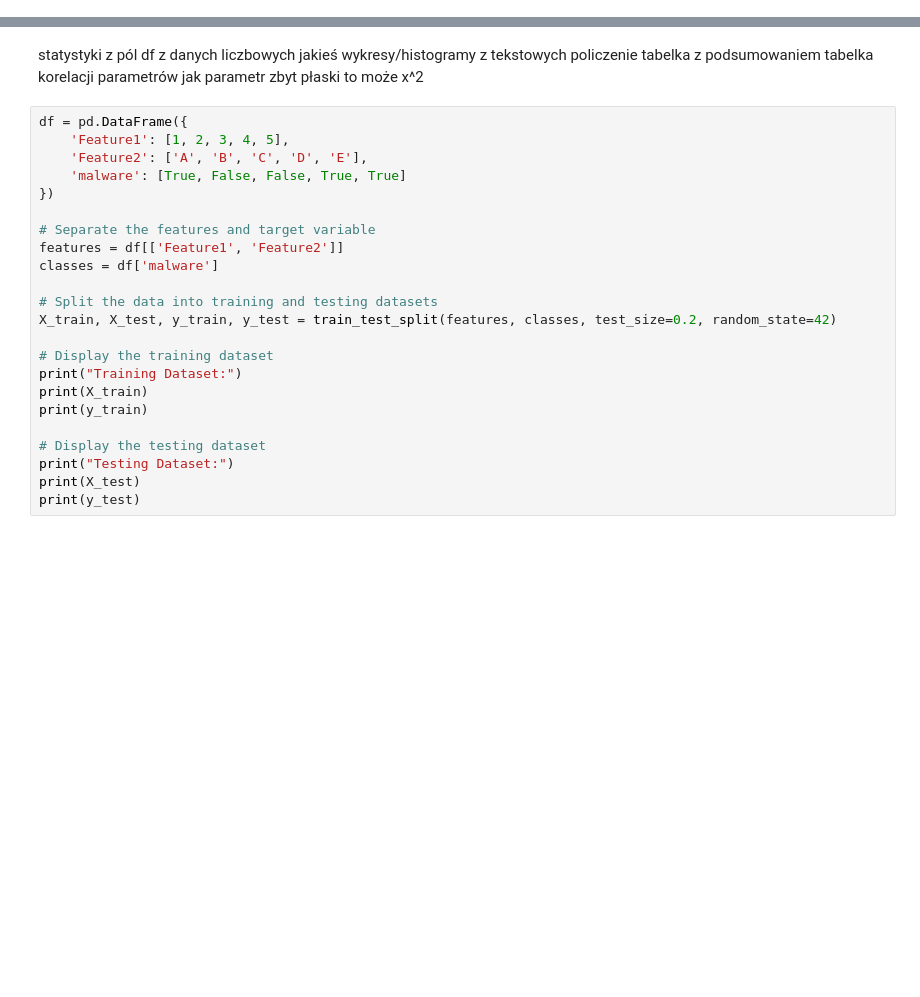
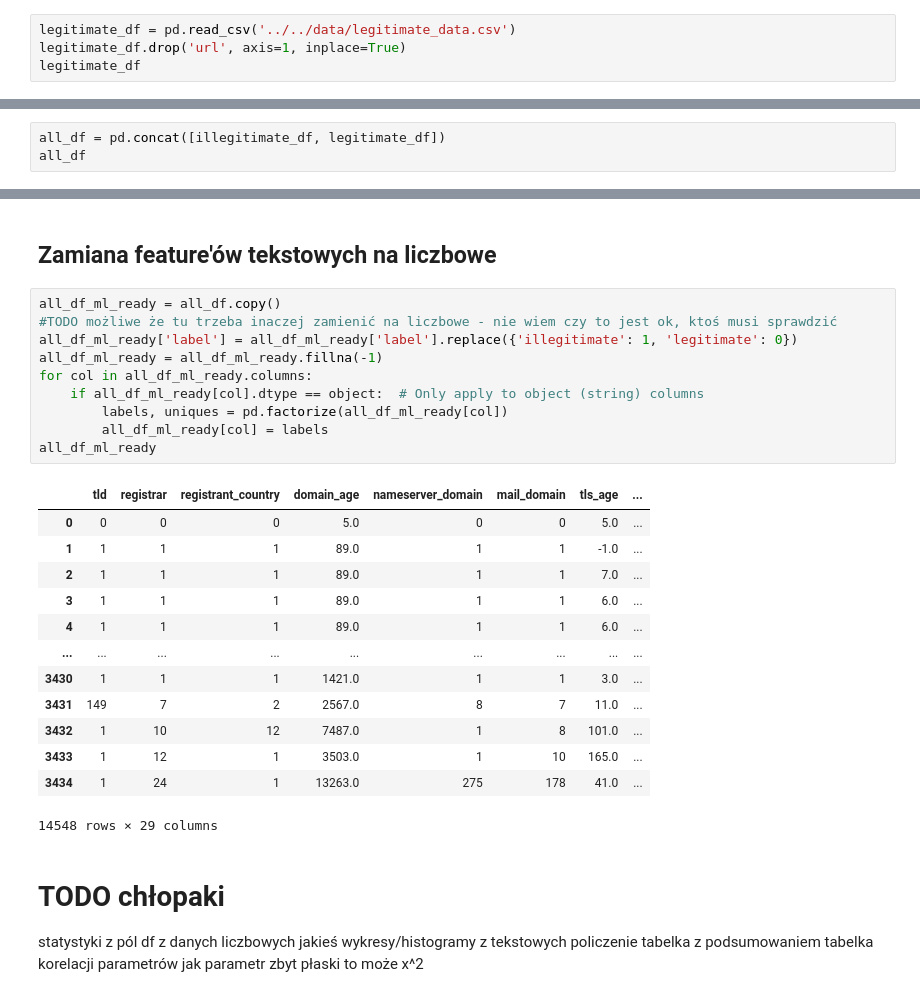
Before and after one commit to mksochota16/antiGrandmaScammer, a Jupyter notebook: grandma_analyzer/notebooks/notebook.ipynb, the cells around one changed output, grey strips where cells are left out. Cells and saved outputs as stored; diff of their text form; blank space fills up the shorter version.

```diff
--- a/grandma_analyzer/notebooks/notebook.ipynb
+++ b/grandma_analyzer/notebooks/notebook.ipynb
@@ -64,0 +58,4 @@ fake_df
+# %%
+legitimate_df = pd.read_csv('../../data/legitimate_data.csv')
+legitimate_df.drop('url', axis=1, inplace=True)
+legitimate_df
@@ -64,0 +76,3 @@ fake_df
+# %%
+all_df = pd.concat([illegitimate_df, legitimate_df])
+all_df
@@ -65,30 +93,34 @@ fake_df
+# %% [markdown]
+## Zamiana feature'ów tekstowych na liczbowe
+# %%
+all_df_ml_ready = all_df.copy()
+#TODO możliwe że tu trzeba inaczej zamienić na liczbowe - nie wiem czy to jest ok, ktoś musi sprawdzić
+all_df_ml_ready['label'] = all_df_ml_ready['label'].replace({'illegitimate': 1, 'legitimate': 0})
+all_df_ml_ready = all_df_ml_ready.fillna(-1)
+for col in all_df_ml_ready.columns:
+    if all_df_ml_ready[col].dtype == object:  # Only apply to object (string) columns
+        labels, uniques = pd.factorize(all_df_ml_ready[col])
+        all_df_ml_ready[col] = labels
+all_df_ml_ready
+# %% [output]
+|  | tld | registrar | registrant_country | domain_age | nameserver_domain | mail_domain | tls_age | ... |
+| 0 | 0 | 0 | 0 | 5.0 | 0 | 0 | 5.0 | ... |
+| 1 | 1 | 1 | 1 | 89.0 | 1 | 1 | -1.0 | ... |
+| 2 | 1 | 1 | 1 | 89.0 | 1 | 1 | 7.0 | ... |
+| 3 | 1 | 1 | 1 | 89.0 | 1 | 1 | 6.0 | ... |
+| 4 | 1 | 1 | 1 | 89.0 | 1 | 1 | 6.0 | ... |
+| ... | ... | ... | ... | ... | ... | ... | ... | ... |
+| 3430 | 1 | 1 | 1 | 1421.0 | 1 | 1 | 3.0 | ... |
+| 3431 | 149 | 7 | 2 | 2567.0 | 8 | 7 | 11.0 | ... |
+| 3432 | 1 | 10 | 12 | 7487.0 | 1 | 8 | 101.0 | ... |
+| 3433 | 1 | 12 | 1 | 3503.0 | 1 | 10 | 165.0 | ... |
+| 3434 | 1 | 24 | 1 | 13263.0 | 275 | 178 | 41.0 | ... |
+14548 rows × 29 columns
 # %% [markdown]
+# TODO chłopaki
 statystyki z pól df
 z danych liczbowych jakieś wykresy/histogramy
 z tekstowych policzenie
 tabelka z podsumowaniem
 tabelka korelacji parametrów
 jak parametr zbyt płaski to może x^2
-# %%
-df = pd.DataFrame({
-    'Feature1': [1, 2, 3, 4, 5],
-    'Feature2': ['A', 'B', 'C', 'D', 'E'],
-    'malware': [True, False, False, True, True]
-})
-
-# Separate the features and target variable
-features = df[['Feature1', 'Feature2']]
-classes = df['malware']
-
-# Split the data into training and testing datasets
-X_train, X_test, y_train, y_test = train_test_split(features, classes, test_size=0.2, random_state=42)
-
-# Display the training dataset
-print("Training Dataset:")
-print(X_train)
-print(y_train)
-
-# Display the testing dataset
-print("Testing Dataset:")
-print(X_test)
-print(y_test)
```
Also changed, not shown: parts of 11 cells of this notebook, 5 other files.
